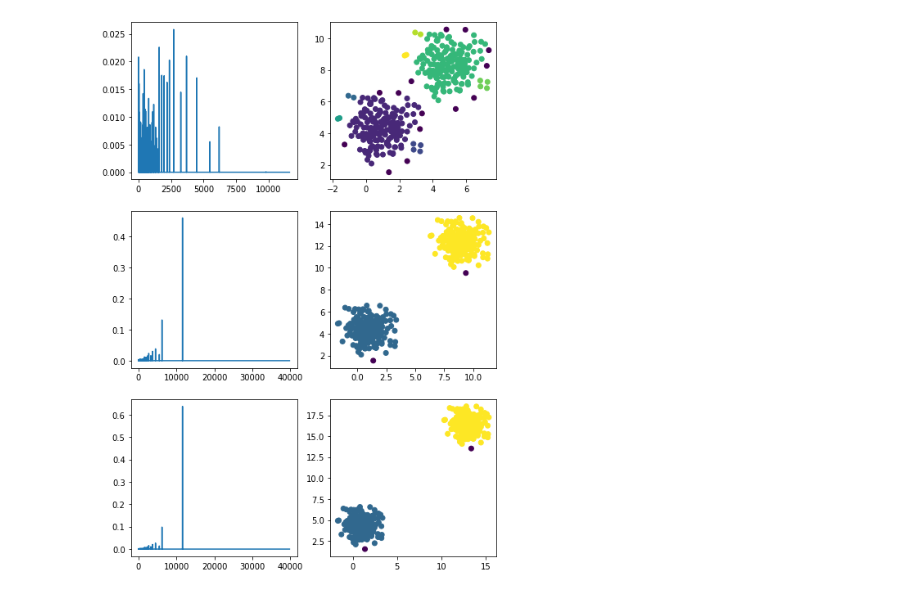
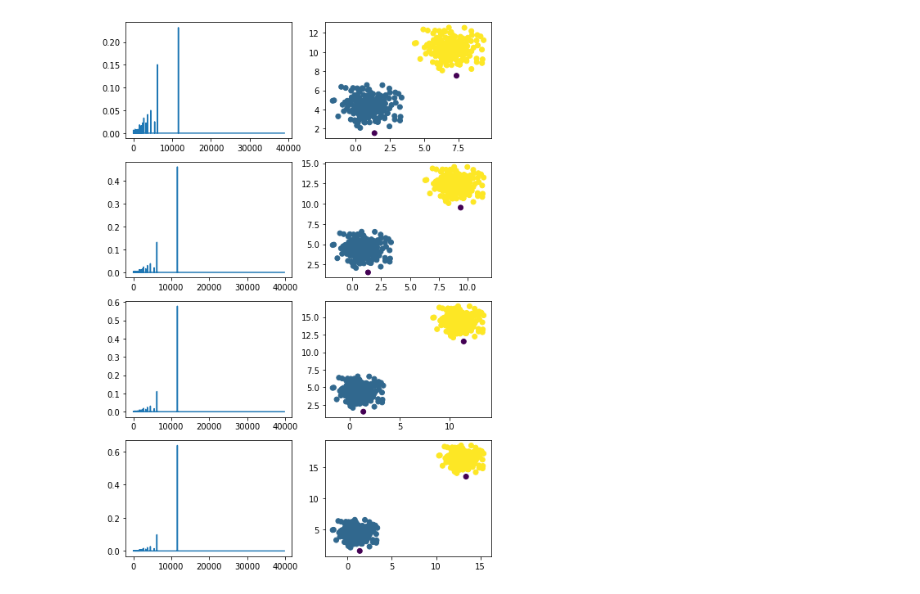
Before and after one commit to gabrielkassjohnson/parameter-free-topological-clustering, a Jupyter notebook: pogo-test-sets.ipynb, the cells around one changed output. Saved outputs shown, nothing was run; the diff lists cells and outputs as text; code cells hidden in the pictures.

Commit message:
adding separating blobs test set

```diff
--- a/pogo-test-sets.ipynb
+++ b/pogo-test-sets.ipynb
@@ -17,4 +11,0 @@ y = np.append(y, np.copy(y)+5, axis=0)
-# %%
-pogo = Pogo()
-pogo.fit(X)
-pogo.plot()
@@ -41,4 +11,0 @@ y = np.append(y, np.copy(y)+10, axis=0)
-# %%
-pogo = Pogo()
-pogo.fit(X)
-pogo.plot()
@@ -71,4 +11,0 @@ y.shape
-# %%
-pogo = Pogo()
-pogo.fit(X)
-scatter = pogo.plot()
@@ -89,36 +12,47 @@ Maximum Silhouette Score: 6191
 # %%
-fig, axes = plt.subplots(nrows=3, ncols=2,figsize=(8,12))
+fig, axes = plt.subplots(nrows=4, ncols=2,figsize=(8,12))
 
 X, y = datasets.make_blobs(n_samples=200, centers=1, n_features=2,
                    random_state=0)
-X = np.append(X,np.copy(X)+4,axis=0)
-y = np.append(y, np.copy(y)+4, axis=0)
+X = np.append(X,np.copy(X)+6,axis=0)
+y = np.append(y, np.copy(y)+6, axis=0)
 pogo.fit(X)
 
 axes[0, 0].plot(pogo.gap_vector_)
 axes[0, 1].scatter(X[:,0],X[:,1],c=pogo.labels_)
 
 X, y = datasets.make_blobs(n_samples=200, centers=1, n_features=2,
                    random_state=0)
 X = np.append(X,np.copy(X)+8,axis=0)
 y = np.append(y, np.copy(y)+8, axis=0)
 pogo.fit(X)
 
 axes[1, 0].plot(pogo.gap_vector_)
 axes[1, 1].scatter(X[:,0],X[:,1],c=pogo.labels_)
 
 X, y = datasets.make_blobs(n_samples=200, centers=1, n_features=2,
                    random_state=0)
-X = np.append(X,np.copy(X)+12,axis=0)
-y = np.append(y, np.copy(y)+12, axis=0)
+X = np.append(X,np.copy(X)+10,axis=0)
+y = np.append(y, np.copy(y)+10, axis=0)
 pogo.fit(X)
 
 axes[2, 0].plot(pogo.gap_vector_)
 axes[2, 1].scatter(X[:,0],X[:,1],c=pogo.labels_)
 
+X, y = datasets.make_blobs(n_samples=200, centers=1, n_features=2,
+                   random_state=0)
+X = np.append(X,np.copy(X)+12,axis=0)
+y = np.append(y, np.copy(y)+12, axis=0)
+pogo.fit(X)
+
+axes[3, 0].plot(pogo.gap_vector_)
+axes[3, 1].scatter(X[:,0],X[:,1],c=pogo.labels_)
+
+plt.savefig('separating-blobs-testset')
+
 plt.show()
 # %% [output]
-[figure, old version]
+[figure, new version]
 # %%
 #data from scikitlearn tutorial on clustering
 
```
Also changed, not shown: parts of 14 cells of this notebook.
